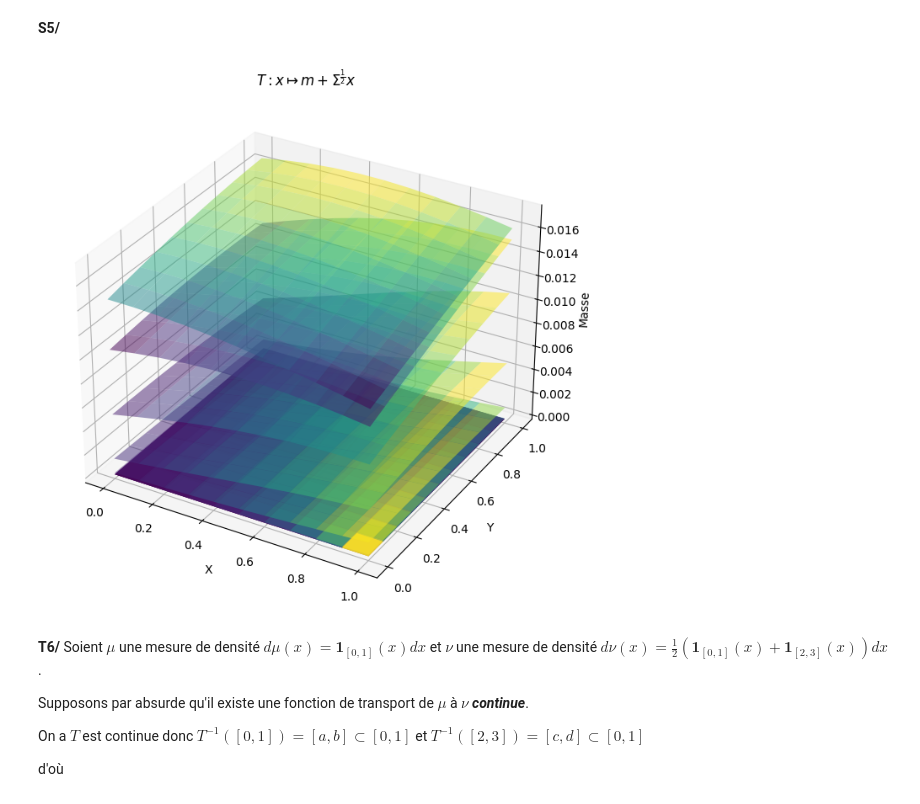
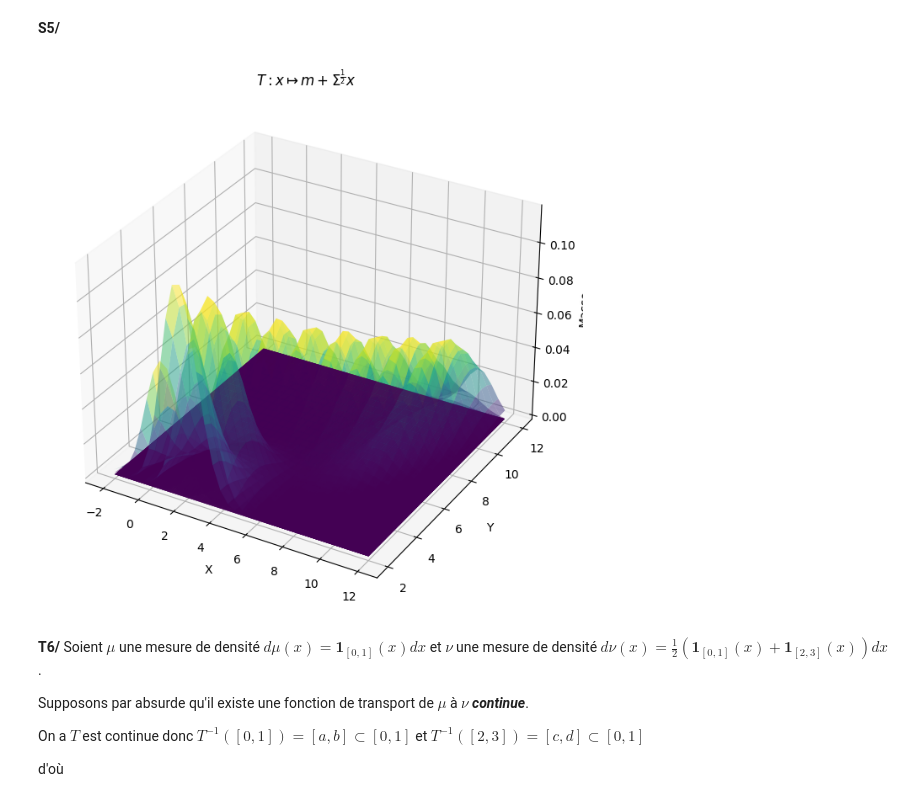
Before and after one commit to AI-ELka/Displacement_convexity_proj, a Jupyter notebook: Main.ipynb, the cells around one changed output. Drawn from its saved outputs; the diff is of its cells as text; code cells hidden in the pictures.

Commit message:
Added optimisation + Fixed normale probability

```diff
--- a/Main.ipynb
+++ b/Main.ipynb
@@ -343,16 +341,25 @@ from mpl_toolkits.mplot3d import Axes3D
 
 
 def mass(a, b, inv):
+
+    #print(a,inv(a))
     a = inv(a)
     b = inv(b)
+
 
     mean = np.zeros(2)
     covariance = np.eye(2)
 
-    mv_normal = multivariate_normal(mean=mean, cov=covariance)
-    probability = mv_normal.cdf(b) - mv_normal.cdf(a)
+    #mv_normal = multivariate_normal(mean=mean, cov=covariance)
+    #probability = mv_normal.cdf(b) - mv_normal.cdf(a)
+    proba1 = sps.norm.cdf(a[0])-sps.norm.cdf(b[0])
+    if(a[0]<b[0]): proba1 *= -1
+    proba2 = sps.norm.cdf(b[1])-sps.norm.cdf(a[1])
+    if(a[1]>b[1]): proba2 *= -1
 
-    return probability
+    #print(a,b,proba1,proba2)
+
+    return proba1*proba2
 
 
 def racine_matrice(m):
@@ -360,41 +367,46 @@ def racine_matrice(m):
     eigenvalues = np.where(eigenvalues > 0, eigenvalues, 0)
     sqrt_eigenvalues = np.sqrt(eigenvalues)
     sqrtmat = eigenvectors @ np.diag(sqrt_eigenvalues) @ eigenvectors.T
     return sqrtmat
 
 
-def Tinv(t, x, m, c):
-    a = np.linalg.inv((1 - t) * np.eye(2) + racine_matrice(c))
+def Tinv(t, x, m, cr):
+    a = np.linalg.inv((1 - t) * np.eye(2) + t*cr)
     return np.dot(a, x - t * m)
 
 
 m = np.array([10, 10])
-c = np.array([[1, 2], [2, 3]])
+c = np.array([[1, 1], [1, 3]])
 
-eps = 0.1
+cr = racine_matrice(c)
+#print(cr)
 
-x = np.arange(0, 1 + eps, eps)
-y = np.arange(0, 1 + eps, eps)
+eps = 0.4
+
+#print(Tinv(0,np.array([1,10]),m,c))
+
+x = np.arange(-2, 12 + eps, eps)
+y = np.arange(2, 12 + eps, eps)
 seg = np.meshgrid(x, y)
 
 fig = plt.figure(figsize=(10, 8))
 ax = plt.axes(projection='3d')
 
 for k in range(0, 11):
-    res = np.array([mass(np.array([i, j]), np.array([i + eps, j + eps]), lambda x: Tinv(k / 10, x, m, c)) for i, j in zip(seg[0].ravel(), seg[1].ravel())])
+    res = np.array([mass(np.array([i, j]), np.array([i + eps, j + eps]), lambda x: Tinv(k / 10, x, m, cr))/eps/eps for i, j in zip(seg[0].ravel(), seg[1].ravel())])
     res = res.reshape(seg[0].shape)
     ax.plot_surface(seg[0], seg[1], res, cmap='viridis', alpha=0.5)
 
 ax.set_xlabel('X')
 ax.set_ylabel('Y')
 ax.set_zlabel('Masse')
 
 
 plt.title(r"$T : x \mapsto m +\Sigma^{\frac{1}{2}} x $")
 
 plt.show()
 # %% [output]
-[figure, old version]
+[figure, new version]
 # %% [markdown]
 **T6/** Soient $\mu$ une mesure de densité $ d\mu(x) = \mathbf{1}_{[0,1]}(x)dx $
 et $\nu$ une mesure de densité $  d\nu(x)= \frac{1}{2}\left(\mathbf{1}_{[0,1]}(x)+\mathbf{1}_{[2,3]}(x) \right)dx $ .
```
Also changed, not shown: parts of 1 cell of this notebook.
